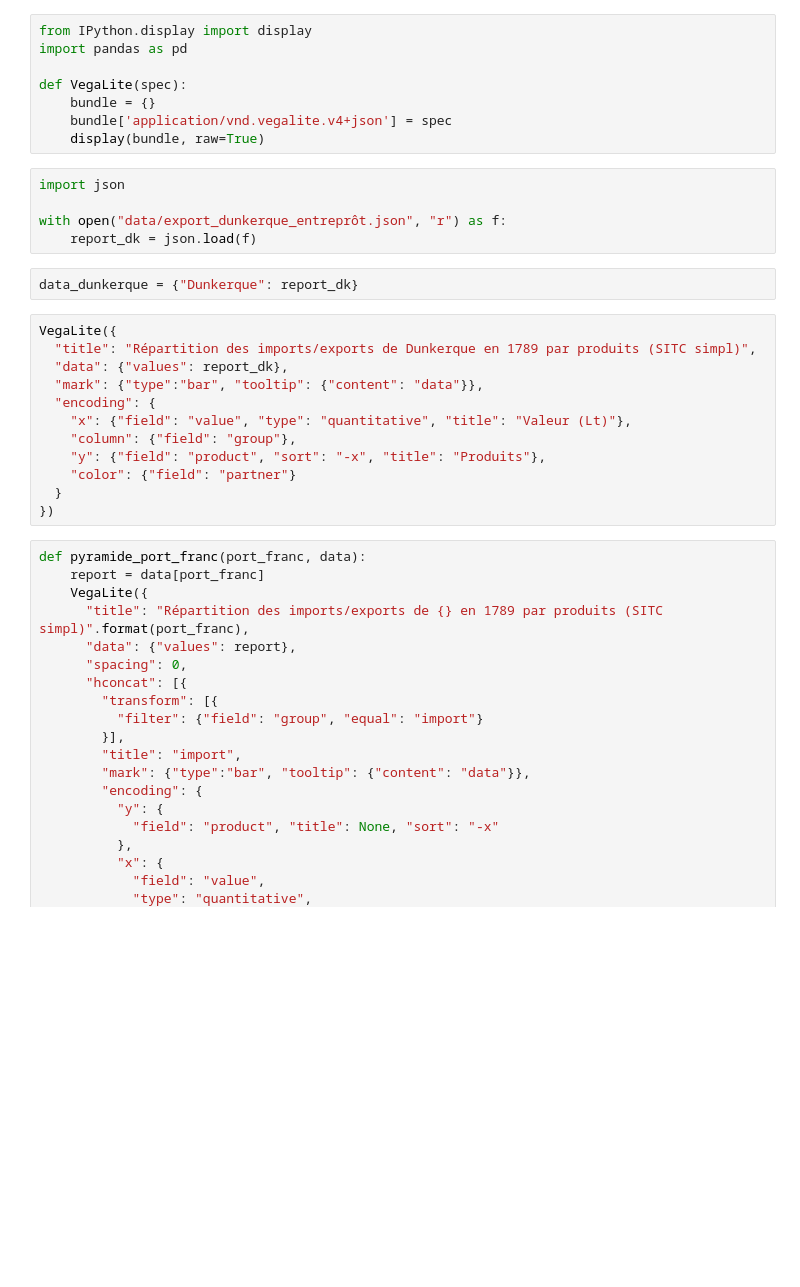
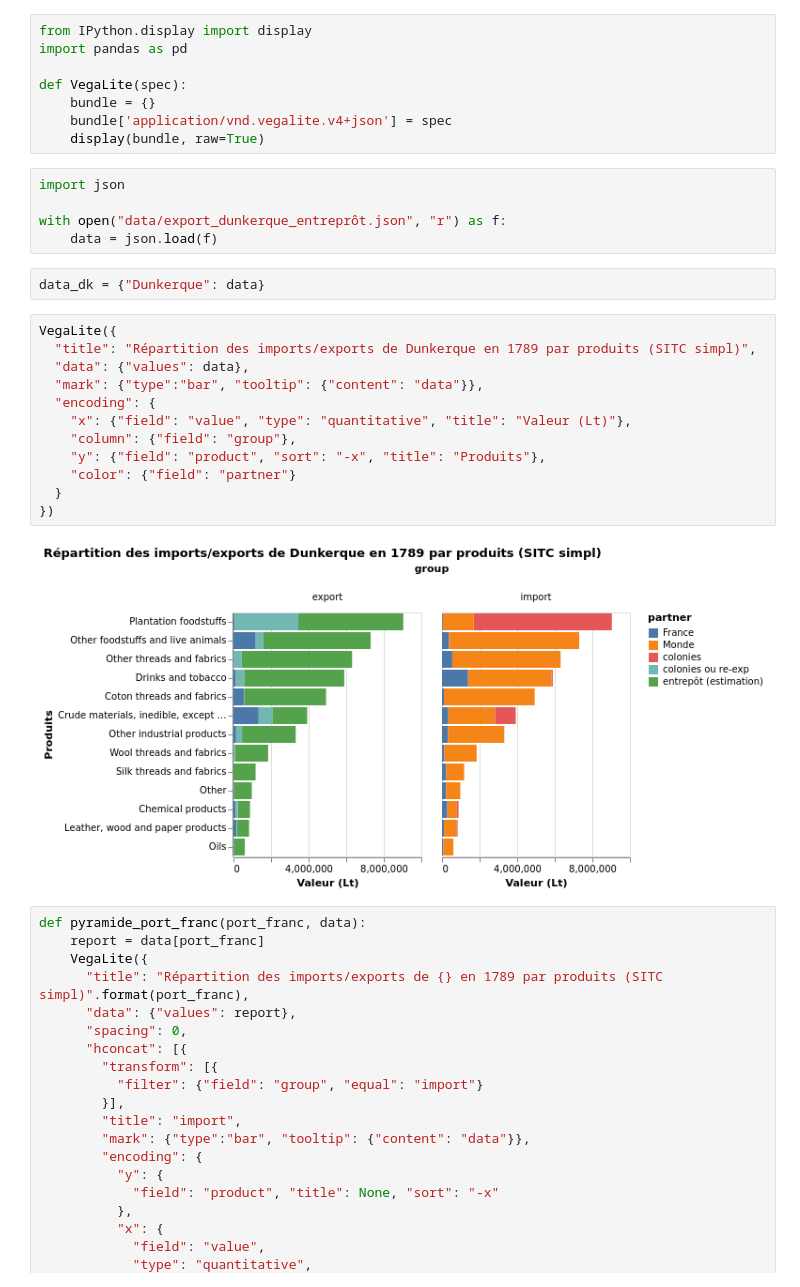
Before and after one commit to medialab/portic-datasprint-2022, a Jupyter notebook: productions/module_08/vegalite.ipynb, the cells around one changed output. Cells and saved outputs as stored; diff of their text form; blank space fills up the shorter version.

```diff
--- a/productions/module_08/vegalite.ipynb
+++ b/productions/module_08/vegalite.ipynb
@@ -10,21 +10,23 @@ def VegaLite(spec):
 import json
 
 with open("data/export_dunkerque_entreprôt.json", "r") as f:
-    report_dk = json.load(f)
+    data = json.load(f)
-# %%
-data_dunkerque = {"Dunkerque": report_dk}
+# %%
+data_dk = {"Dunkerque": data}
 # %%
 VegaLite({
   "title": "Répartition des imports/exports de Dunkerque en 1789 par produits (SITC simpl)",
-  "data": {"values": report_dk},
+  "data": {"values": data},
   "mark": {"type":"bar", "tooltip": {"content": "data"}},
   "encoding": {
     "x": {"field": "value", "type": "quantitative", "title": "Valeur (Lt)"},
     "column": {"field": "group"},
     "y": {"field": "product", "sort": "-x", "title": "Produits"},
     "color": {"field": "partner"}
   }
 })
+# %% [output]
+[figure, added]
 # %%
 def pyramide_port_franc(port_franc, data):
     report = data[port_franc]
```
Also changed, not shown: parts of 3 cells of this notebook.
